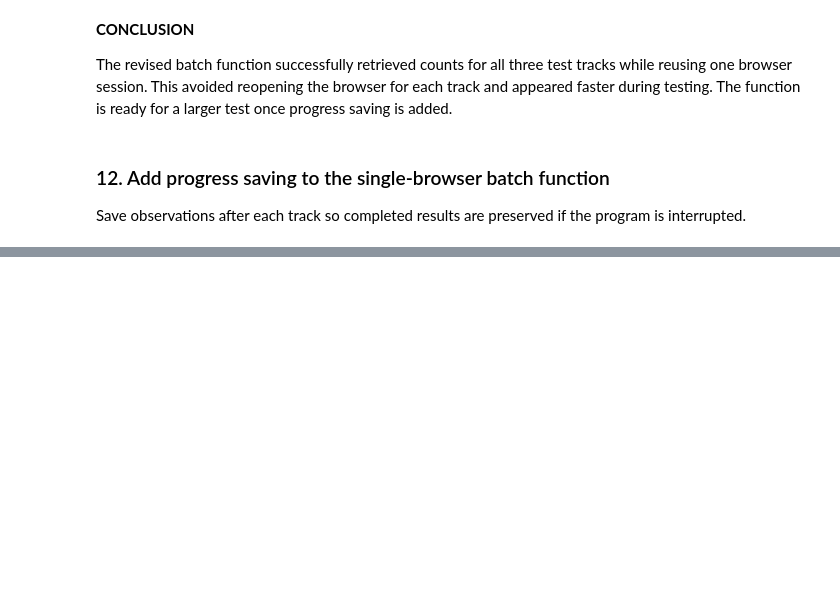
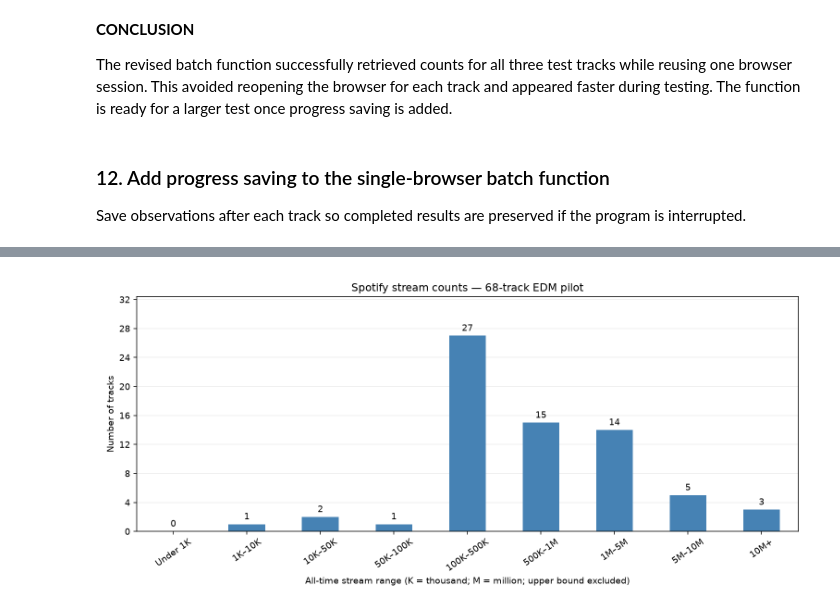
Before and after one commit to CameaHoffman/music-discovery-research, a Jupyter notebook: 01_explore_spotify_releases.ipynb, the cells around one changed output, grey strips where cells are left out. Saved outputs shown, nothing was run; the diff lists cells and outputs as text; code cells hidden in the pictures; blank space fills up the shorter version.

Commit message:
feat: collect and analyze stream counts for the 68-track pilot

```diff
--- a/01_explore_spotify_releases.ipynb
+++ b/01_explore_spotify_releases.ipynb
@@ -826,0 +842,11 @@ Saved: Deeper Love — retrieved
+# %%
+# run the data sample
+
+edm_2026_pilot_observations_df = (
+    await batch_retrieve_stream_counts_shared_browser_with_progress(
+        edm_2026_pilot_collection_df,
+        new_session=False
+    )
+)
+
+edm_2026_pilot_observations_df
@@ -826,0 +922,32 @@ Saved: Deeper Love — retrieved
+# %%
+# Group stream counts into readable ranges and show the number of tracks.
+# These ranges have different widths; bar heights show counts, not density.
+import matplotlib.pyplot as plt
+from matplotlib.ticker import MaxNLocator
+
+stream_bins = [0, 1000, 10000, 50000, 100000, 500000,
+               1000000, 5000000, 10000000, float("inf")]
+stream_labels = ["Under 1K", "1K–10K", "10K–50K", "50K–100K",
+                 "100K–500K", "500K–1M", "1M–5M", "5M–10M", "10M+"]
+
+stream_range_counts = pd.cut(
+    edm_2026_pilot_observations_df["stream_count"],
+    bins=stream_bins,
+    labels=stream_labels,
+    right=False
+).value_counts(sort=False)
+
+fig, ax = plt.subplots(figsize=(11, 5))
+stream_range_counts.plot.bar(ax=ax, color="steelblue", rot=35)
+ax.bar_label(ax.containers[0], padding=3)
+ax.set_title("Spotify stream counts — 68-track EDM pilot")
+ax.set_xlabel("All-time stream range (K = thousand; M = million; upper bound excluded)")
+ax.set_ylabel("Number of tracks")
+ax.yaxis.set_major_locator(MaxNLocator(integer=True))
+ax.set_ylim(0, max(stream_range_counts.max() * 1.2, 1))
+ax.set_axisbelow(True)
+ax.grid(axis="y", alpha=0.25)
+plt.tight_layout()
+plt.show()
+# %% [output]
+[figure, added]
```
Also changed, not shown: parts of 9 cells of this notebook.
